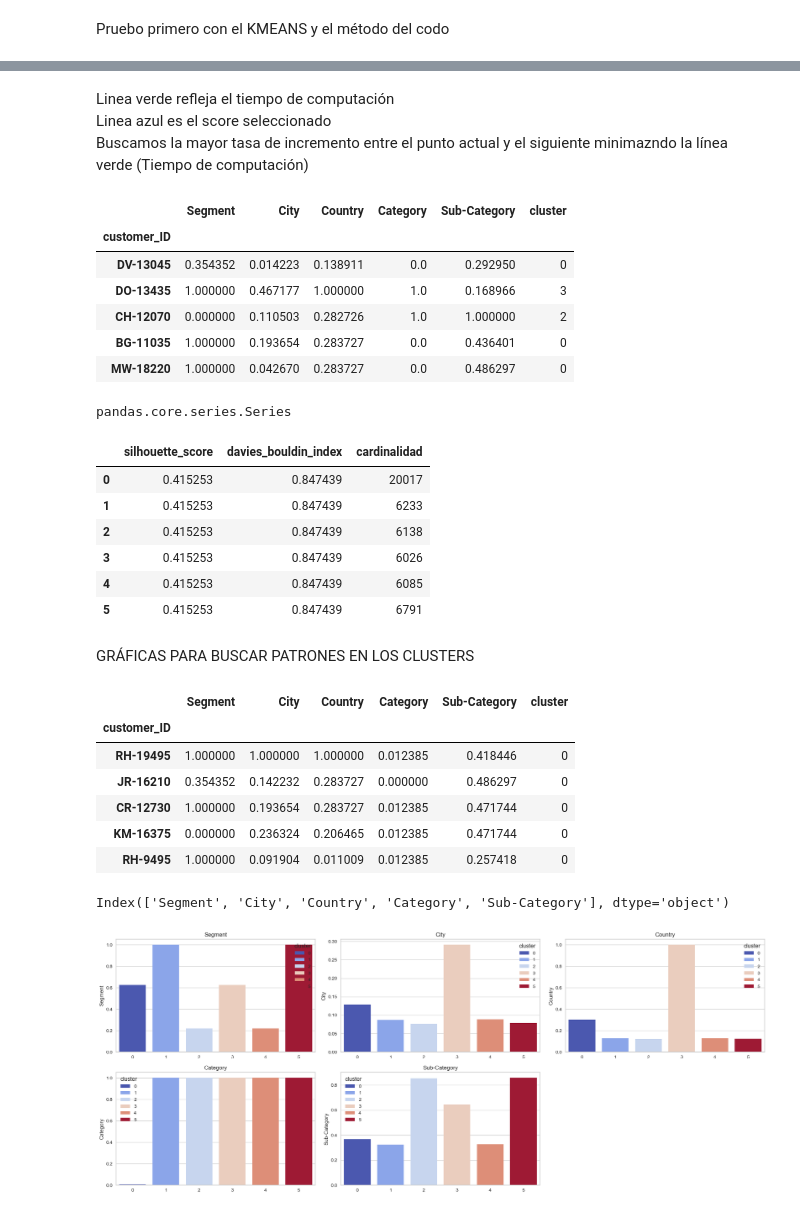
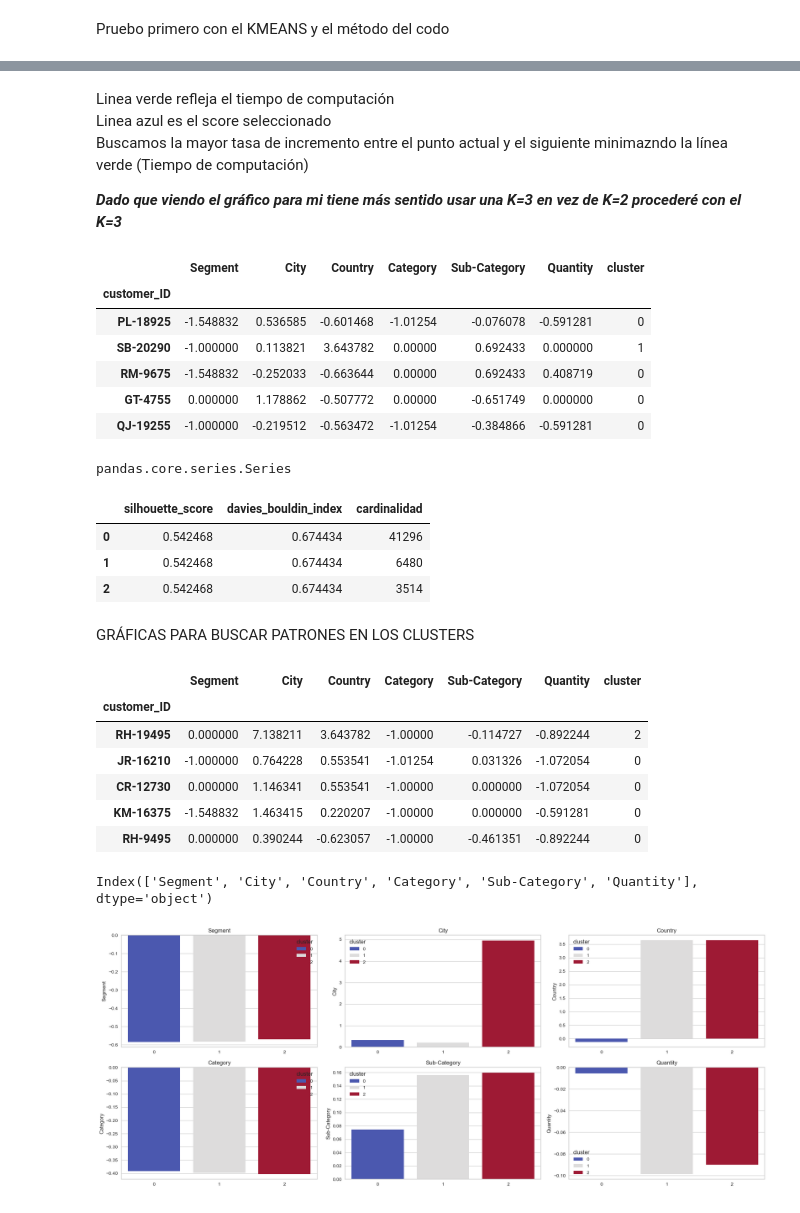
Before and after one commit to jgilsu11/Proyecto9-Clustering, a Jupyter notebook: Notebooks/clusterizacion.ipynb, the cells around one changed output, grey strips where cells are left out. Saved outputs shown, nothing was run; the diff lists cells and outputs as text; code cells hidden in the pictures.

Commit message:
Subida de clusters ya creados a falta de unir con el df original

```diff
--- a/Notebooks/clusterizacion.ipynb
+++ b/Notebooks/clusterizacion.ipynb
@@ -182,3 +184,19 @@ df_crudo.drop(columns="Postal Code", inplace=True)
+# %%
+dicc_quantity={1:"entre 1 y 2",
+               2:"entre 1 y 2",
+               3:"entre 3 y 4",
+               4:"entre 3 y 4",
+               5:"entre 5 y 6",
+               6:"entre 5 y 6",
+               7:"entre 7 y 8",
+               8:"entre 7 y 8",
+               9:"entre 9 y 10",
+               10:"entre 9 y 10",
+               11:"entre 11 y 12",
+               12:"entre 11 y 12",
+               13:"entre 13 y 14",
+               14:"entre 13 y14"}
+df_crudo["Quantity"]=df_crudo["Quantity"].map(dicc_quantity)
 # %% [markdown]
 #### Hacemos visualización
 # %%
@@ -214,7 +232,7 @@ Index(['Row ID', 'Order ID', 'Order Date', 'Ship Date', 'Ship Mode',
        'Order Priority'],
       dtype='object')
 # %%
-lista_eliminar1=['Row ID', 'Order ID', 'Order Date', 'Ship Date', 'Ship Mode', 'Customer Name', 'State', 'Market', 'Region', 'Product ID','Product Name', 'Sales', 'Quantity', 'Discount',
+lista_eliminar1=['Row ID', 'Order ID', 'Order Date', 'Ship Date', 'Ship Mode', 'Customer Name', 'State', 'Market', 'Region', 'Product ID','Product Name', 'Sales','Discount',
        'Profit', 'Shipping Cost', 'Order Priority']
 # %%
 df_copy.drop(columns=lista_eliminar1, inplace=True)
@@ -422,5 +422,5 @@ df_encoded.head(3)
 # %%
-scaler=MinMaxScaler()
+scaler=RobustScaler()
 nums=df_encoded.select_dtypes(include=np.number)
 cols_num=nums.columns
 dfa=scaler.fit_transform(nums)
@@ -458,21 +458,23 @@ visualizado.show()
 Linea verde refleja el tiempo de computación
 Linea azul es el score seleccionado
 Buscamos la mayor tasa de incremento entre el punto actual y el siguiente minimazndo la línea verde (Tiempo de computación)
+
+***Dado que viendo el gráfico para mi tiene más sentido usar una K=3 en vez de K=2 procederé con el K=3***
 # %%
-modelo_kmeans= KMeans(n_clusters=6)
-km_fit= modelo_kmeans.fit(df_encoded)  #Nos agrupa los datos en 6 grupos
+modelo_kmeans= KMeans(n_clusters=3)
+km_fit= modelo_kmeans.fit(df_encoded)  #Nos agrupa los datos en 2 grupos
 km_fit.labels_
 df_kmeans=df_encoded.copy()
 df_kmeans["cluster"]= km_fit.labels_
 df_kmeans.sample(5)
 # %% [output]
-|  | Segment | City | Country | Category | Sub-Category | cluster |
-| customer_ID |  |  |  |  |  |  |
-| DV-13045 | 0.354352 | 0.014223 | 0.138911 | 0.0 | 0.292950 | 0 |
-| DO-13435 | 1.000000 | 0.467177 | 1.000000 | 1.0 | 0.168966 | 3 |
-| CH-12070 | 0.000000 | 0.110503 | 0.282726 | 1.0 | 1.000000 | 2 |
-| BG-11035 | 1.000000 | 0.193654 | 0.283727 | 0.0 | 0.436401 | 0 |
-| MW-18220 | 1.000000 | 0.042670 | 0.283727 | 0.0 | 0.486297 | 0 |
+|  | Segment | City | Country | Category | Sub-Category | Quantity | cluster |
+| customer_ID |  |  |  |  |  |  |  |
+| PL-18925 | -1.548832 | 0.536585 | -0.601468 | -1.01254 | -0.076078 | -0.591281 | 0 |
+| SB-20290 | -1.000000 | 0.113821 | 3.643782 | 0.00000 | 0.692433 | 0.000000 | 1 |
+| RM-9675 | -1.548832 | -0.252033 | -0.663644 | 0.00000 | 0.692433 | 0.408719 | 0 |
+| GT-4755 | 0.000000 | 1.178862 | -0.507772 | 0.00000 | -0.651749 | 0.000000 | 0 |
+| QJ-19255 | -1.000000 | -0.219512 | -0.563472 | -1.01254 | -0.384866 | -0.591281 | 0 |
 # %%
 type(df_kmeans["cluster"])
 # %% [output]
@@ -485,12 +487,9 @@ clust = f.Clustering(df_encoded)
 clust.calcular_metricas(labels=df_kmeans["cluster"])
 # %% [output]
 |  | silhouette_score | davies_bouldin_index | cardinalidad |
-| 0 | 0.415253 | 0.847439 | 20017 |
-| 1 | 0.415253 | 0.847439 | 6233 |
-| 2 | 0.415253 | 0.847439 | 6138 |
-| 3 | 0.415253 | 0.847439 | 6026 |
-| 4 | 0.415253 | 0.847439 | 6085 |
-| 5 | 0.415253 | 0.847439 | 6791 |
+| 0 | 0.542468 | 0.674434 | 41296 |
+| 1 | 0.542468 | 0.674434 | 6480 |
+| 2 | 0.542468 | 0.674434 | 3514 |
 # %%
 lista_cols_kmeans=df_kmeans.columns.drop("cluster")
 # %% [markdown]
@@ -498,30 +497,30 @@ GRÁFICAS PARA BUSCAR PATRONES EN LOS CLUSTERS
 # %%
 df_kmeans.head()
 # %% [output]
-|  | Segment | City | Country | Category | Sub-Category | cluster |
-| customer_ID |  |  |  |  |  |  |
-| RH-19495 | 1.000000 | 1.000000 | 1.000000 | 0.012385 | 0.418446 | 0 |
-| JR-16210 | 0.354352 | 0.142232 | 0.283727 | 0.000000 | 0.486297 | 0 |
-| CR-12730 | 1.000000 | 0.193654 | 0.283727 | 0.012385 | 0.471744 | 0 |
-| KM-16375 | 0.000000 | 0.236324 | 0.206465 | 0.012385 | 0.471744 | 0 |
-| RH-9495 | 1.000000 | 0.091904 | 0.011009 | 0.012385 | 0.257418 | 0 |
+|  | Segment | City | Country | Category | Sub-Category | Quantity | cluster |
+| customer_ID |  |  |  |  |  |  |  |
+| RH-19495 | 0.000000 | 7.138211 | 3.643782 | -1.00000 | -0.114727 | -0.892244 | 2 |
+| JR-16210 | -1.000000 | 0.764228 | 0.553541 | -1.01254 | 0.031326 | -1.072054 | 0 |
+| CR-12730 | 0.000000 | 1.146341 | 0.553541 | -1.00000 | 0.000000 | -1.072054 | 0 |
+| KM-16375 | -1.548832 | 1.463415 | 0.220207 | -1.00000 | 0.000000 | -0.591281 | 0 |
+| RH-9495 | 0.000000 | 0.390244 | -0.623057 | -1.00000 | -0.461351 | -0.892244 | 0 |
 # %%
 lista_cols_kmeans
 # %% [output]
-Index(['Segment', 'City', 'Country', 'Category', 'Sub-Category'], dtype='object')
+Index(['Segment', 'City', 'Country', 'Category', 'Sub-Category', 'Quantity'], dtype='object')
 # %%
 
 fig, axes =plt.subplots(nrows=2, ncols=math.ceil(len(lista_cols_kmeans)/2), figsize=(20,8))
 axes=axes.flat
 for indice, columna in enumerate(lista_cols_kmeans):
     df_group= df_kmeans.groupby("cluster")[columna].mean().reset_index()
     sns.barplot(x="cluster", y= columna ,hue="cluster", data= df_group, ax=axes[indice],palette="coolwarm")
     axes[indice].set_title(columna)
     axes[indice].set_xlabel("")
 plt.tight_layout()
-fig.delaxes(axes[-1])
+# fig.delaxes(axes[-1])
 # %% [output]
-[figure, old version]
+[figure, new version]
 # %%
 df_kmeans.head()
 # %% [output]
```
Also changed, not shown: parts of 39 cells of this notebook.
